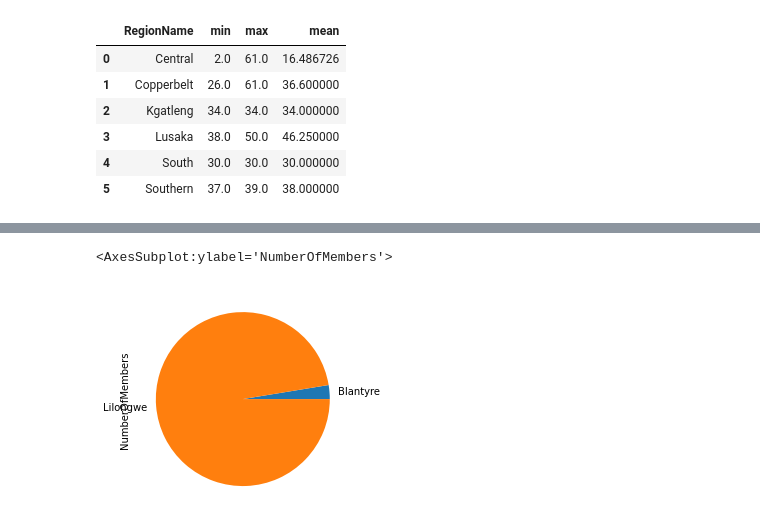
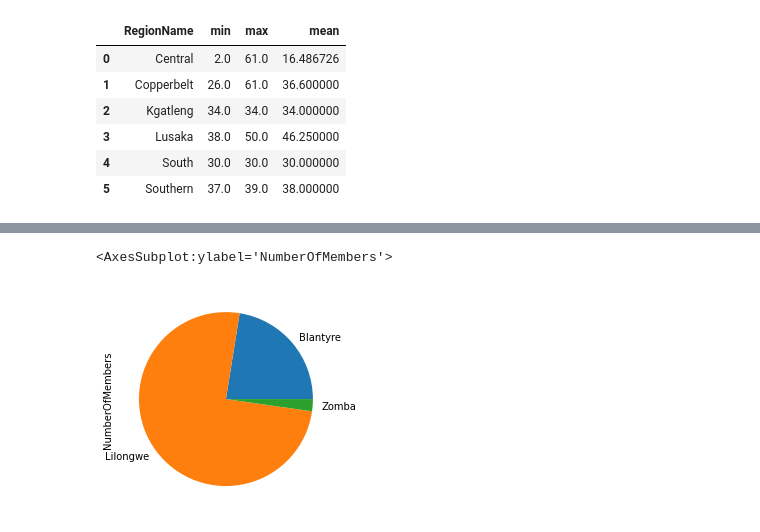
Before and after one commit to pike-msonda/adds_project, a Jupyter notebook: vsla.ipynb, the cells around one changed output, grey strips where cells are left out. Saved outputs shown, nothing was run; the diff lists cells and outputs as text; code cells hidden in the pictures.

Commit message:
added points to graph

```diff
--- a/vsla.ipynb
+++ b/vsla.ipynb
@@ -130,6 +154,6 @@ group_members[group_members.Age > 0].groupby([group_members.RegionName]).Age.agg
 # %%
 major_cities = ['Lilongwe', 'Zomba', 'Mzuzu', 'Blantyre'] #major cities in Malawi
-groups[groups.CountryName == 'Malawi'][groups.LocationName.isin(major_cities)].groupby(['LocationName']).NumberOfMembers.sum().plot.pie()
+groups[groups.CountryName == 'Malawi'][groups.LocationName.isin(major_cities)].groupby(['LocationName']).NumberOfMembers.count().plot.pie()
 # %% [output]
 <AxesSubplot:ylabel='NumberOfMembers'>
-[figure, old version]
+[figure, new version]
```
Also changed, not shown: parts of 7 cells of this notebook.
